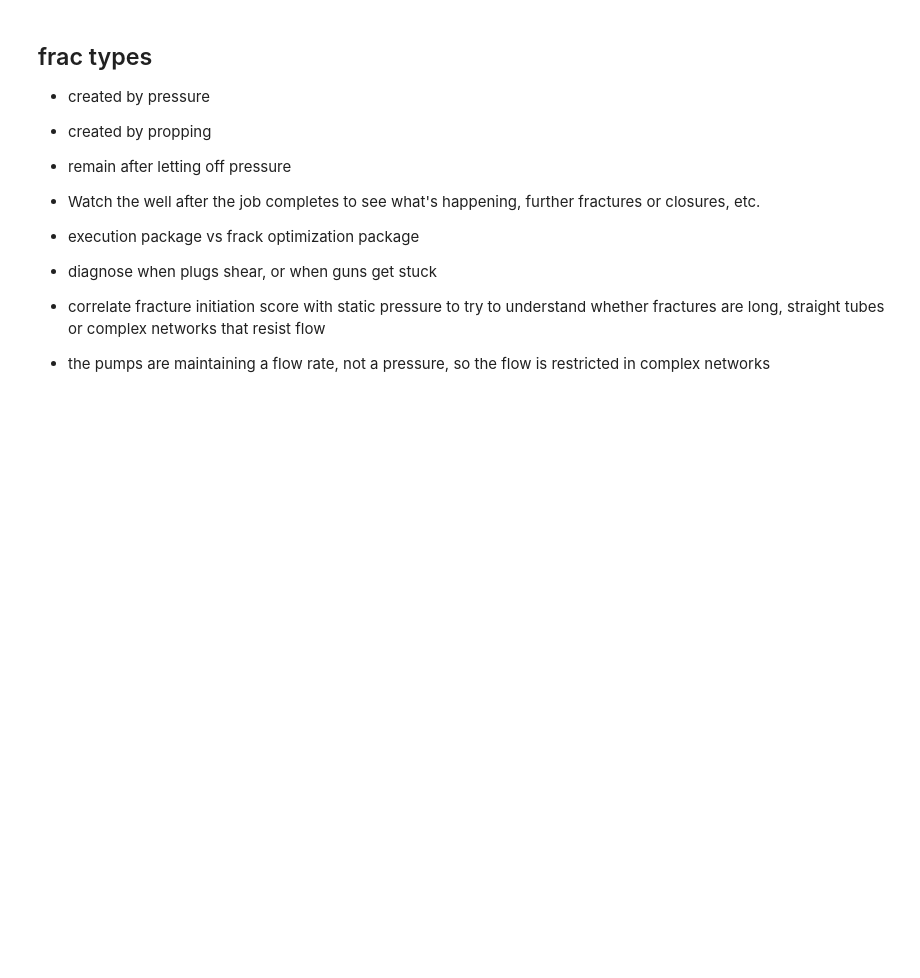
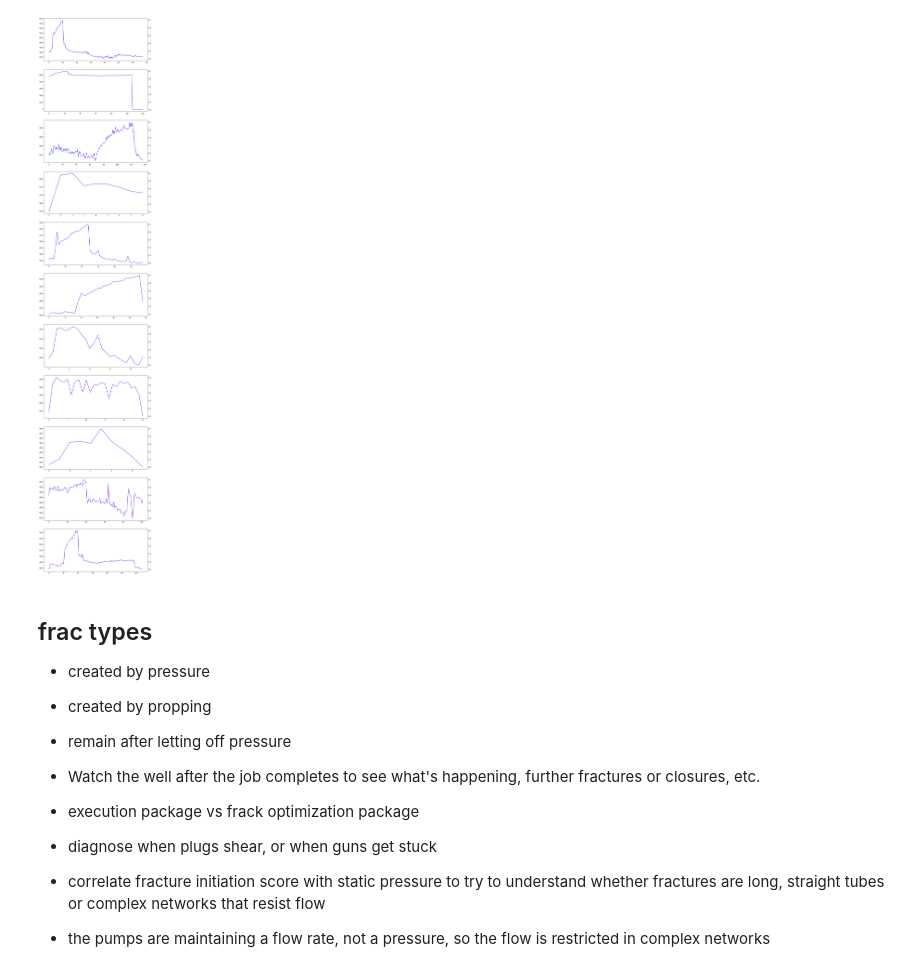
Before and after one commit to endlessformsOR/frac_score_ml_3_nov, a Jupyter notebook: notebooks/spectral_analysis.ipynb, the cells around one changed output. Saved outputs shown, nothing was run; the diff lists cells and outputs as text; code cells hidden in the pictures; blank space fills up the shorter version.

```diff
--- a/notebooks/spectral_analysis.ipynb
+++ b/notebooks/spectral_analysis.ipynb
@@ -85,0 +81,21 @@ peak_info
+# %%
+db.init()
+dynamic_sensor = db.well_sensors(api, pressure_type='dynamic')[0]
+
+def plot_pumpdowns(pumpdowns, static_data, period=60):
+    fig, axis = plt.subplots(nrows=len(pumpdowns), figsize=(12, 6*len(pumpdowns)))
+
+    for i, pd in enumerate(pumpdowns):
+        pump_start = start_time + datetime.timedelta(seconds=int(pd['start'] * period))
+        pump_end = start_time + datetime.timedelta(seconds=int(pd['end'] * period))
+        #pumpdown_data = db.sensor_data(dynamic_sensor['id'], start_time=pump_start, end_time=pump_end, period=period)
+        pumpdown_data = db.dynamic_sensor_data(dynamic_sensor['id'], start_time=pump_start, end_time=pump_end, environment='staging')
+        ax = axis[i]
+        ax.plot(static_data.values[pd['start']:pd['end']], color='blue')
+        ax2 = ax.twinx()
+        #ax2.set_ylim(0, 1000)
+        ax2.plot(pumpdown_data, color='red')
+    plt.show()
+
+plot_pumpdowns(pumpdowns, static_data)
+# %% [output]
@@ -86,3 +119,4 @@ peak_info
+[figure, added]
 # %%
 def edge_detect(data, threshold):
     '''Detect edges that pass through a threshold value.'''
```
Also changed, not shown: parts of 9 cells of this notebook, 4 other files.
